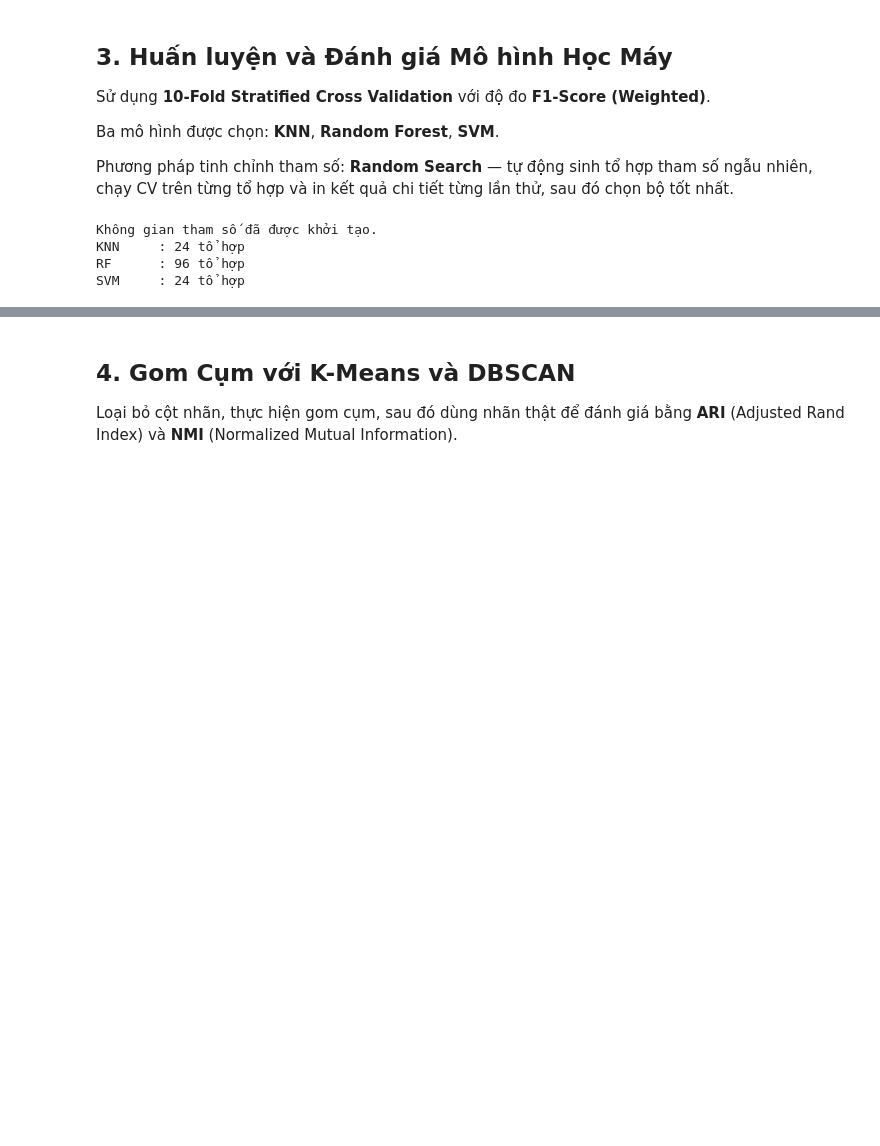
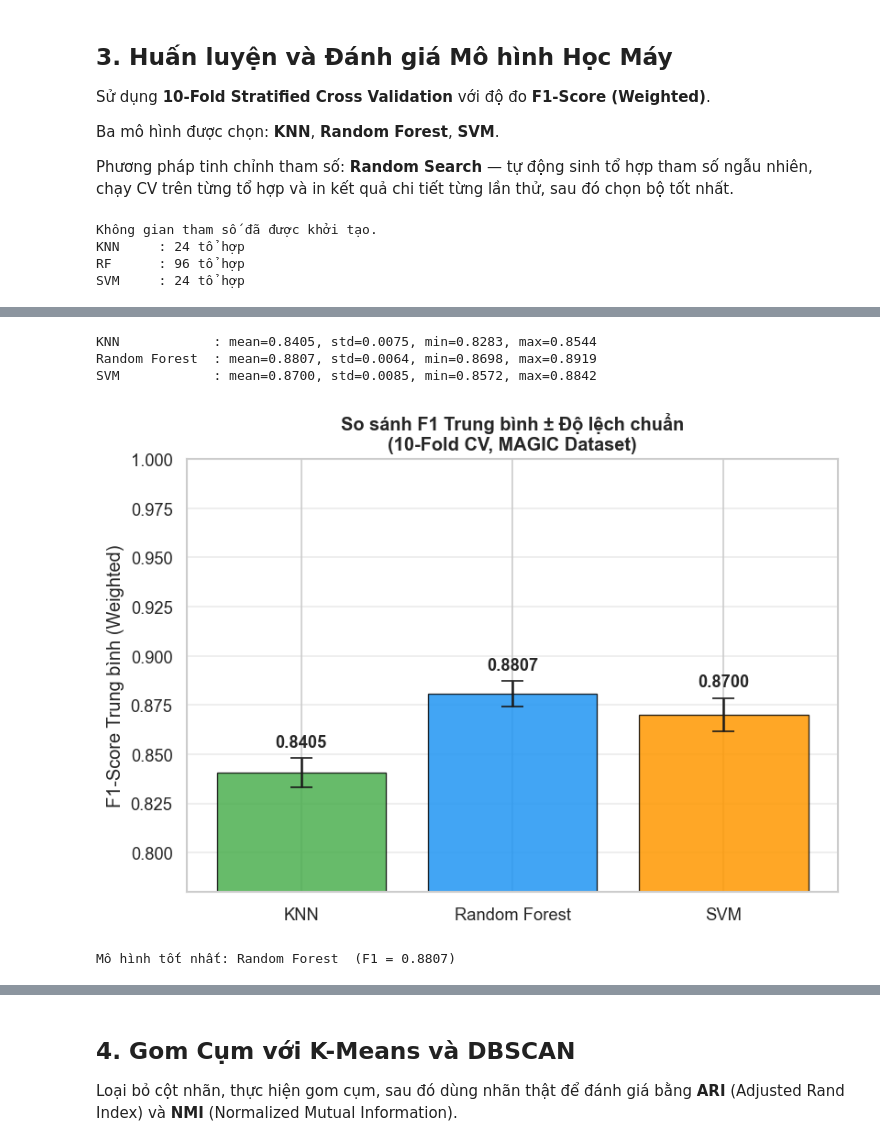
Before and after one commit to truongtai145/DACK-KTDL, a Jupyter notebook: MAGIC_Analysis.ipynb, the cells around one changed output, grey strips where cells are left out. Drawn from its saved outputs; the diff is of its cells as text; code cells hidden in the pictures; blank space fills up the shorter version.

```diff
--- a/MAGIC_Analysis.ipynb
+++ b/MAGIC_Analysis.ipynb
@@ -413,0 +357,55 @@ NameError: name 'results' is not defined
+# %%
+# Re-train với tham số tốt nhất để lấy all-fold scores cho biểu đồ
+best_models = {
+    'KNN'          : KNeighborsClassifier(**results['KNN']['best_params']),
+    'Random Forest': RandomForestClassifier(**results['RandomForest']['best_params'],
+                                            random_state=42),
+    'SVM'          : SVC(**results['SVM']['best_params'], random_state=42),
+}
+
+fold_scores = {}
+for name, model in best_models.items():
+    scores = cross_val_score(model, X_cls_scaled, y_cls,
+                             cv=kfold, scoring=f1_weighted, n_jobs=-1)
+    fold_scores[name] = scores
+    print(f'{name:15s}: mean={scores.mean():.4f}, std={scores.std():.4f}, '
+          f'min={scores.min():.4f}, max={scores.max():.4f}')
+
+# --- Bar chart F1 trung bình ± std ---
+names_plot  = list(fold_scores.keys())
+means       = [v.mean() for v in fold_scores.values()]
+stds        = [v.std()  for v in fold_scores.values()]
+palette     = ['#4CAF50', '#2196F3', '#FF9800']
+
+fig, ax = plt.subplots(figsize=(7, 5))
+
+bars = ax.bar(names_plot, means, yerr=stds,
+              capsize=7, color=palette,
+              alpha=0.85, edgecolor='black', linewidth=0.8)
+
+for bar, mean, std in zip(bars, means, stds):
+    ax.text(bar.get_x() + bar.get_width() / 2,
+            mean + std + 0.004,
+            f'{mean:.4f}',
+            ha='center', va='bottom',
+            fontsize=11, fontweight='bold')
+
+ax.set_ylabel('F1-Score Trung bình (Weighted)', fontsize=12)
+ax.set_title('So sánh F1 Trung bình ± Độ lệch chuẩn\n(10-Fold CV, MAGIC Dataset)',
+             fontsize=12, fontweight='bold')
+ax.set_ylim(0.78, 1.0)
+ax.grid(axis='y', alpha=0.4)
+
+plt.tight_layout()
+plt.show()
+
+# Nhận xét
+best_name = max(fold_scores, key=lambda k: fold_scores[k].mean())
+print(f'\nMô hình tốt nhất: {best_name}  '
+      f'(F1 = {fold_scores[best_name].mean():.4f})')
+# %% [output]
+KNN            : mean=0.8405, std=0.0075, min=0.8283, max=0.8544
+Random Forest  : mean=0.8807, std=0.0064, min=0.8698, max=0.8919
+SVM            : mean=0.8700, std=0.0085, min=0.8572, max=0.8842
+[figure, added]
+Mô hình tốt nhất: Random Forest  (F1 = 0.8807)
```
Also changed, not shown: parts of 18 cells of this notebook.
